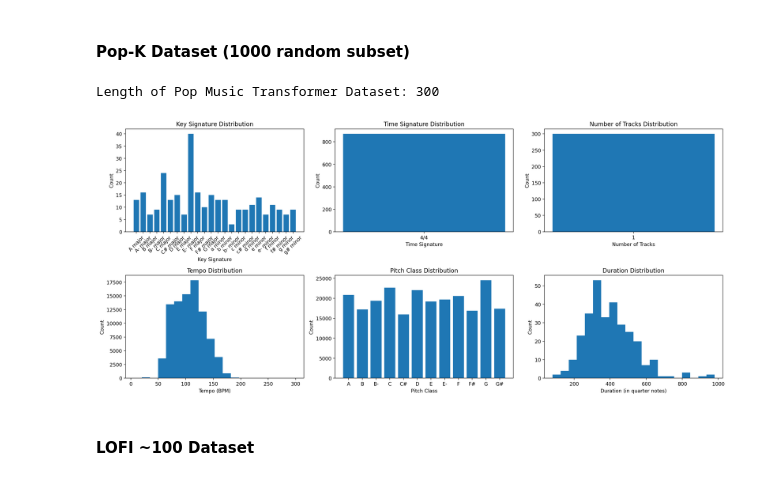
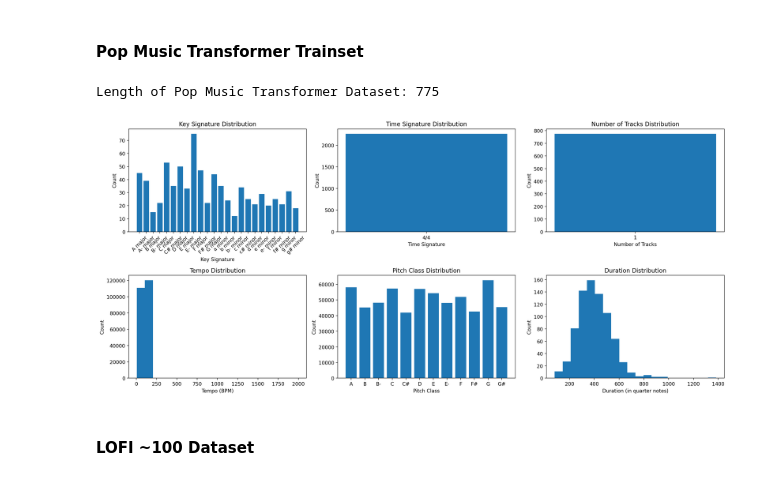
Before and after one commit to alextongdo/cse253-assignment2, a Jupyter notebook: assigment2.ipynb, the cells around one changed output. Drawn from its saved outputs; the diff is of its cells as text; code cells hidden in the pictures.

```diff
--- a/assigment2.ipynb
+++ b/assigment2.ipynb
@@ -128,13 +161,13 @@ def basic_data_analysis(path_list: list[str], dataset_name: str) -> None:
     plt.tight_layout()
     plt.show()
 # %% [markdown]
-#### Pop-K Dataset (1000 random subset)
+#### Pop Music Transformer Trainset
 # %%
 POP_MUSIC_TRANSFORMER = glob("data/pop-music-transformer/train/*.midi")
-basic_data_analysis(POP_MUSIC_TRANSFORMER[:300], "Pop Music Transformer") # Only process 300 midi files because whole dataset takes too long.
+basic_data_analysis(POP_MUSIC_TRANSFORMER, "Pop Music Transformer")
 # %% [output]
-Length of Pop Music Transformer Dataset: 300
+Length of Pop Music Transformer Dataset: 775
-[figure, old version]
+[figure, new version]
 # %% [markdown]
 #### LOFI ~100 Dataset
 # %%
```
Also changed, not shown: parts of 18 cells of this notebook, 5 other files.
